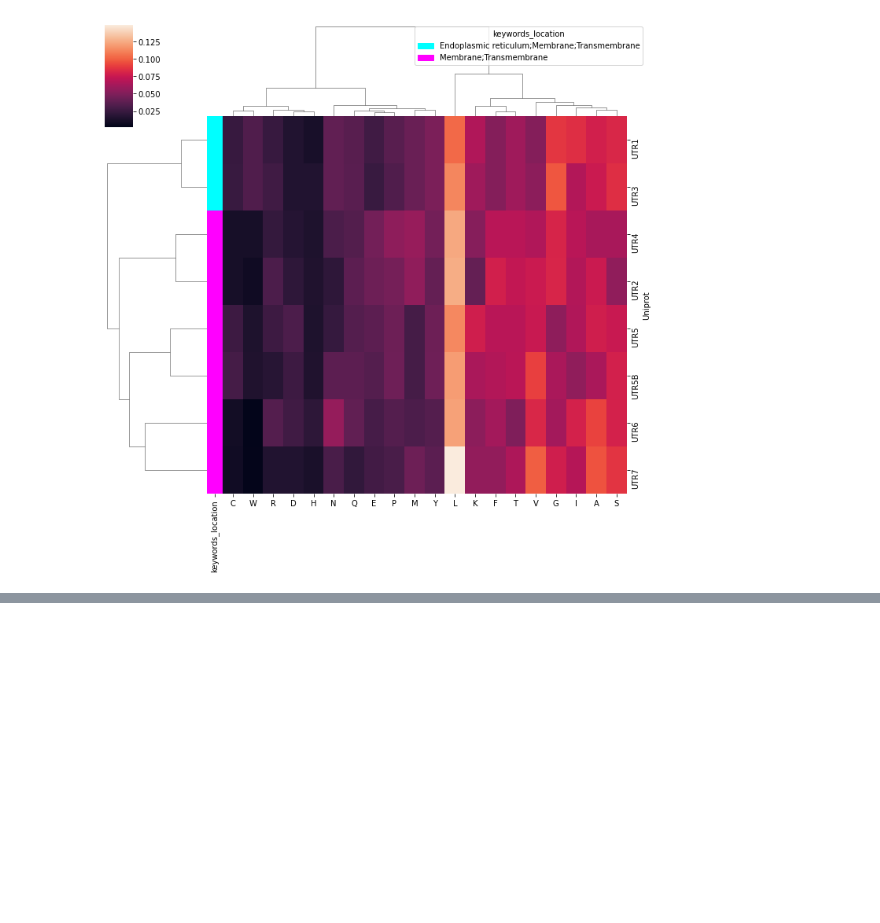
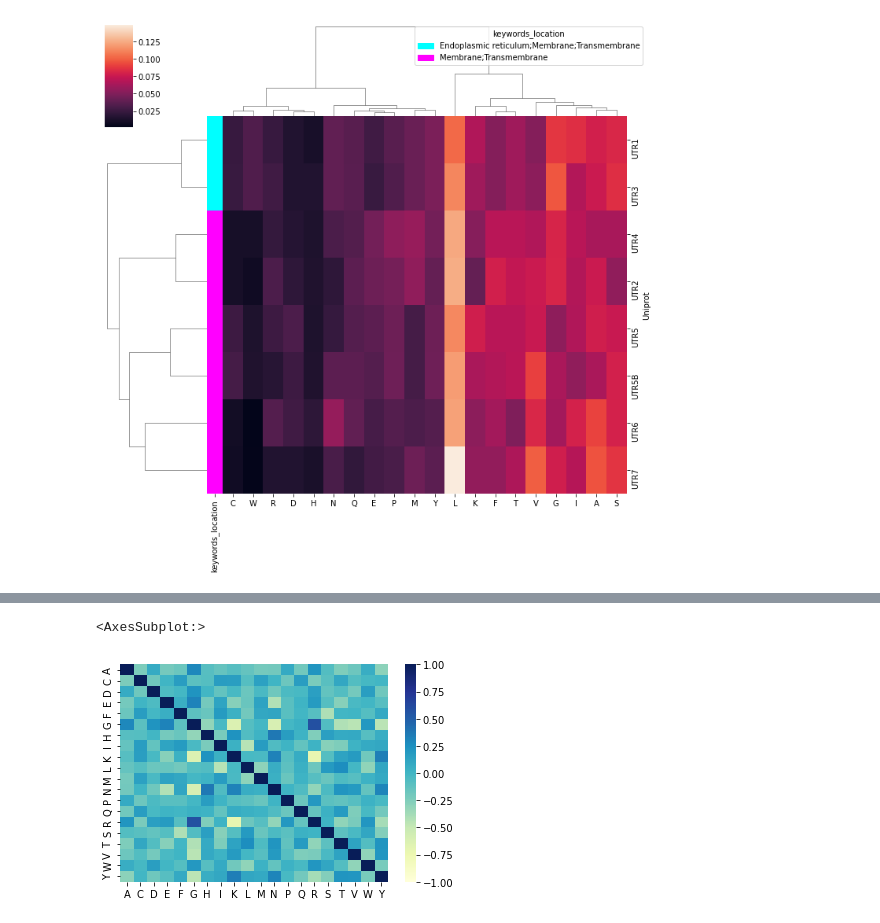
Before and after one commit to adenger/subpred3, a Jupyter notebook: notebooks/athaliana_01_outliers.ipynb, the cells around one changed output, grey strips where cells are left out. Cells and saved outputs as stored; diff of their text form; code cells hidden in the pictures; blank space fills up the shorter version.

```diff
--- a/notebooks/athaliana_01_outliers.ipynb
+++ b/notebooks/athaliana_01_outliers.ipynb
@@ -263,0 +276,5 @@ labeled_clustermap(
+# %%
+corr_heatmap(df_aac.loc[df[df.keywords_transport == "Sugar transport"].index])
+# %% [output]
+<AxesSubplot:>
+[figure, added]
```
Also changed, not shown: parts of 24 cells of this notebook.
